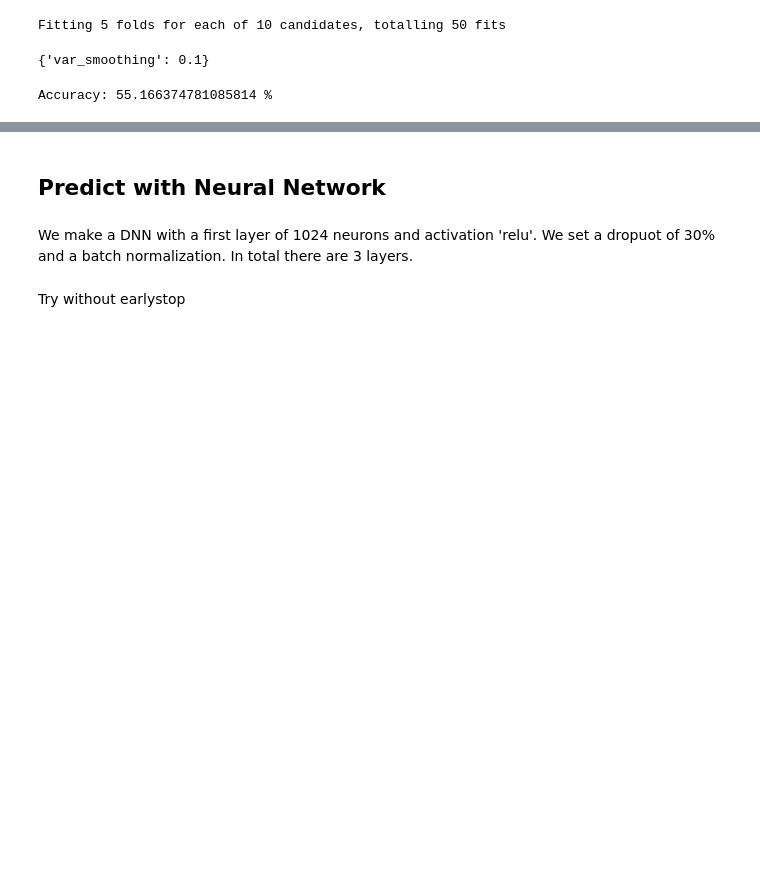
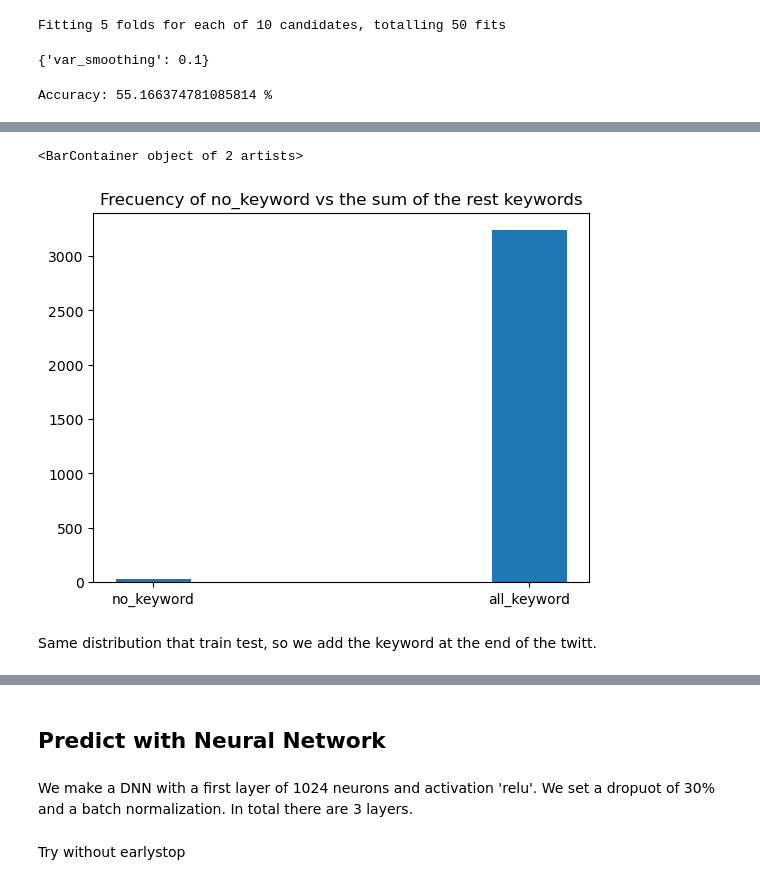
Before and after one commit to joacssilveira/kaggle_competition_NLP, a Jupyter notebook: modeling.ipynb, the cells around one changed output, grey strips where cells are left out. Cells and saved outputs as stored; diff of their text form; code cells hidden in the pictures; blank space fills up the shorter version.

```diff
--- a/modeling.ipynb
+++ b/modeling.ipynb
@@ -99,0 +115,5 @@ The accuracy raice a 2%, but still low. Let's try with other model.
+# %%
+dir_data_test = './test.csv'
+df_test = pd.read_csv(dir_data_test)
+pd.set_option('max_colwidth', 1000)
+df_test.head()
@@ -99,0 +127,18 @@ The accuracy raice a 2%, but still low. Let's try with other model.
+# %%
+df_test.keyword = df_test.keyword.apply(lambda x: str(x))
+# %%
+df_test.keyword = df_test.keyword.apply(lambda x: 'no_keyword' if x=='nan' else x)
+# %%
+key_freq = df_test['keyword'].value_counts()
+keyword_dic = {}
+keyword_dic['no_keyword'] = key_freq['no_keyword']
+keyword_dic['all_keyword'] = sum(key_freq[key_freq.keys()!='no_keyword'])
+x = keyword_dic.keys()
+heigh = keyword_dic.values()
+plt.title('Frecuency of no_keyword vs the sum of the rest keywords')
+plt.bar(x, heigh, width=0.2,align= 'center')
+# %% [output]
+<BarContainer object of 2 artists>
+[figure, added]
+# %% [markdown]
+Same distribution that train test, so we add the keyword at the end of the twitt.
```
Also changed, not shown: parts of 29 cells of this notebook, 2 other files.
